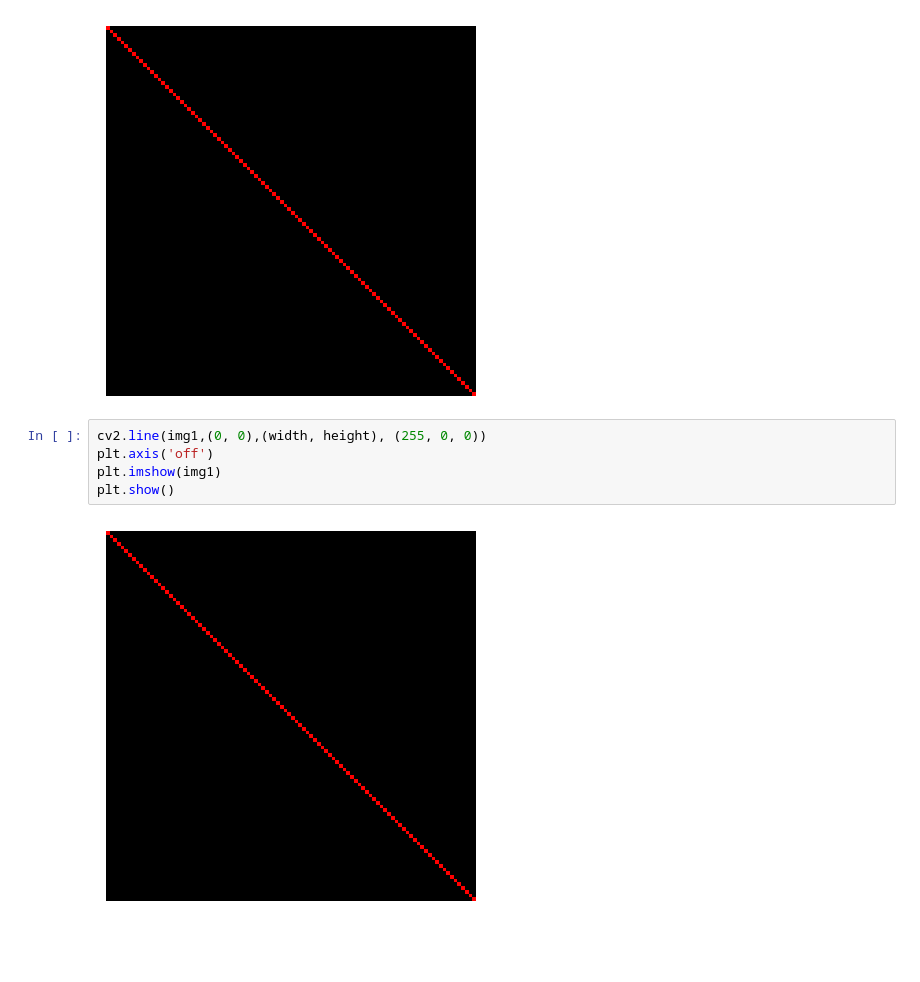
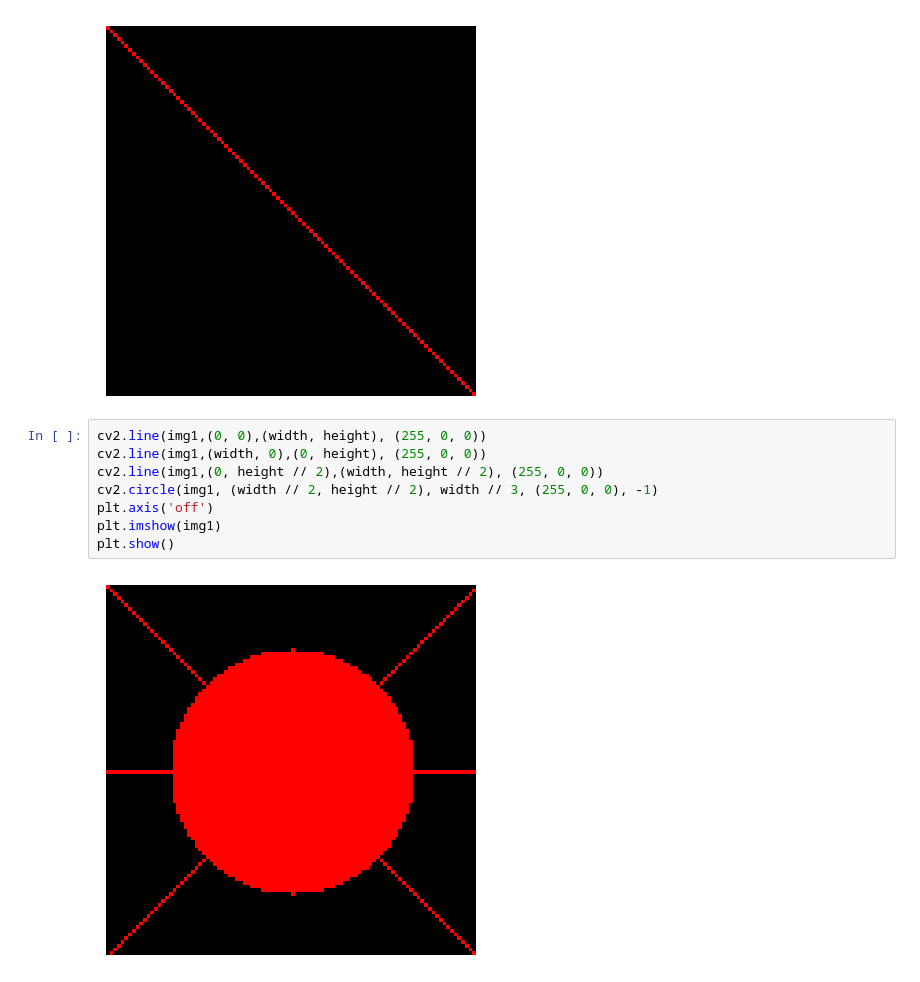
Before and after one commit to java-60TelRan/python-ai, a Jupyter notebook: img-processing.ipynb, the cells around one changed output. Saved outputs shown, nothing was run; the diff lists cells and outputs as text; blank space fills up the shorter version.

```diff
--- a/img-processing.ipynb
+++ b/img-processing.ipynb
@@ -16,8 +16,11 @@ plt.show()
 [figure]
 # %%
 cv2.line(img1,(0, 0),(width, height), (255, 0, 0))
+cv2.line(img1,(width, 0),(0, height), (255, 0, 0))
+cv2.line(img1,(0, height // 2),(width, height // 2), (255, 0, 0))
+cv2.circle(img1, (width // 2, height // 2), width // 3, (255, 0, 0), -1)
 plt.axis('off')
 plt.imshow(img1)
 plt.show()
 # %% [output]
-[figure, old version]
+[figure, new version]
```
Also changed, not shown: parts of 6 cells of this notebook, 1 other file.
